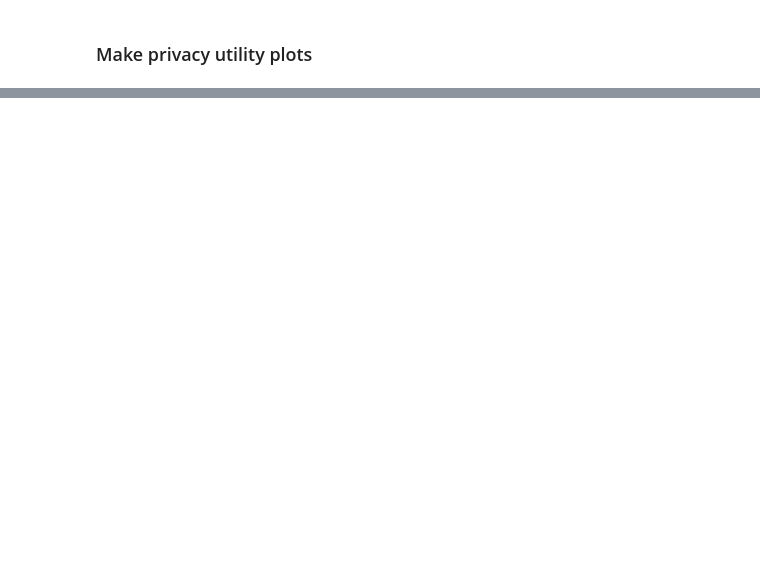
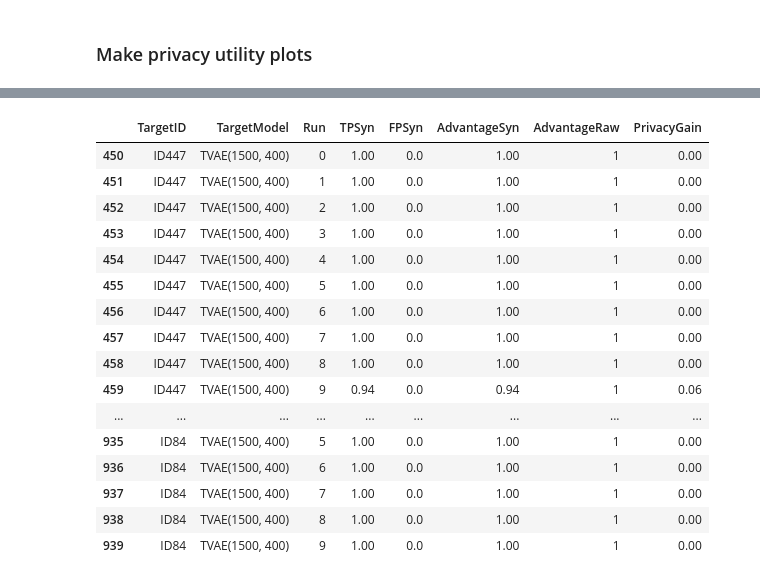
Before and after one commit to beritoksnes/synthetic_data_release, a Jupyter notebook: notebooks/analyze_results_simulated_data.ipynb, the cells around one changed output, grey strips where cells are left out. Saved outputs shown, nothing was run; the diff lists cells and outputs as text; code cells hidden in the pictures; blank space fills up the shorter version.

```diff
--- a/notebooks/analyze_results_simulated_data.ipynb
+++ b/notebooks/analyze_results_simulated_data.ipynb
@@ -183,0 +245,20 @@ plt.show()
+# %%
+linkage_gain.loc[linkage_gain.FeatureSet=="Correlations",].drop("FeatureSet", axis=1).loc[linkage_gain.TargetModel=="TVAE(1500, 400)",]
+# %% [output]
+|  | TargetID | TargetModel | Run | TPSyn | FPSyn | AdvantageSyn | AdvantageRaw | PrivacyGain |
+| 450 | ID447 | TVAE(1500, 400) | 0 | 1.00 | 0.0 | 1.00 | 1 | 0.00 |
+| 451 | ID447 | TVAE(1500, 400) | 1 | 1.00 | 0.0 | 1.00 | 1 | 0.00 |
+| 452 | ID447 | TVAE(1500, 400) | 2 | 1.00 | 0.0 | 1.00 | 1 | 0.00 |
+| 453 | ID447 | TVAE(1500, 400) | 3 | 1.00 | 0.0 | 1.00 | 1 | 0.00 |
+| 454 | ID447 | TVAE(1500, 400) | 4 | 1.00 | 0.0 | 1.00 | 1 | 0.00 |
+| 455 | ID447 | TVAE(1500, 400) | 5 | 1.00 | 0.0 | 1.00 | 1 | 0.00 |
+| 456 | ID447 | TVAE(1500, 400) | 6 | 1.00 | 0.0 | 1.00 | 1 | 0.00 |
+| 457 | ID447 | TVAE(1500, 400) | 7 | 1.00 | 0.0 | 1.00 | 1 | 0.00 |
+| 458 | ID447 | TVAE(1500, 400) | 8 | 1.00 | 0.0 | 1.00 | 1 | 0.00 |
+| 459 | ID447 | TVAE(1500, 400) | 9 | 0.94 | 0.0 | 0.94 | 1 | 0.06 |
+| ... | ... | ... | ... | ... | ... | ... | ... | ... |
+| 935 | ID84 | TVAE(1500, 400) | 5 | 1.00 | 0.0 | 1.00 | 1 | 0.00 |
+| 936 | ID84 | TVAE(1500, 400) | 6 | 1.00 | 0.0 | 1.00 | 1 | 0.00 |
+| 937 | ID84 | TVAE(1500, 400) | 7 | 1.00 | 0.0 | 1.00 | 1 | 0.00 |
+| 938 | ID84 | TVAE(1500, 400) | 8 | 1.00 | 0.0 | 1.00 | 1 | 0.00 |
+| 939 | ID84 | TVAE(1500, 400) | 9 | 1.00 | 0.0 | 1.00 | 1 | 0.00 |
```
Also changed, not shown: parts of 14 cells of this notebook, 3 other files.
